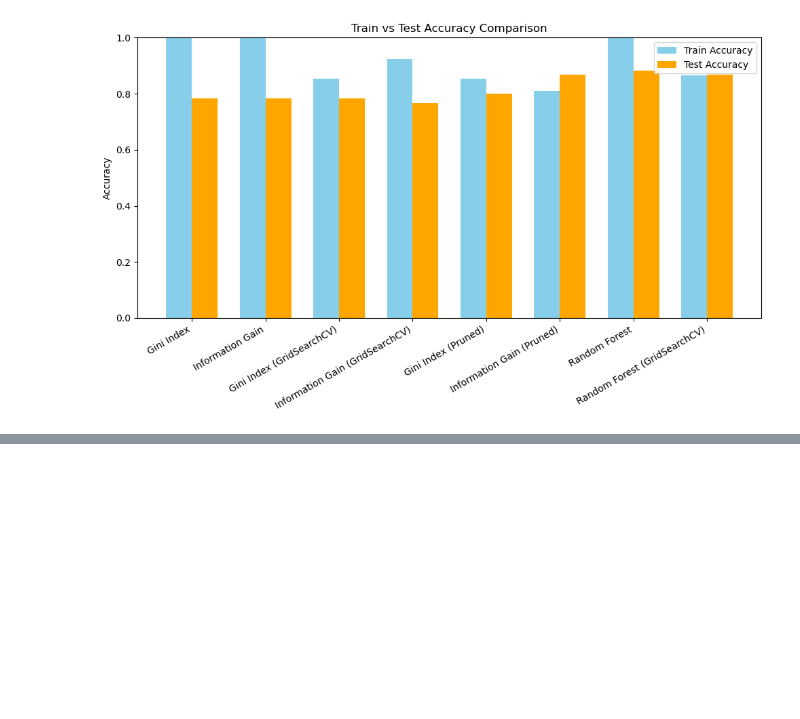
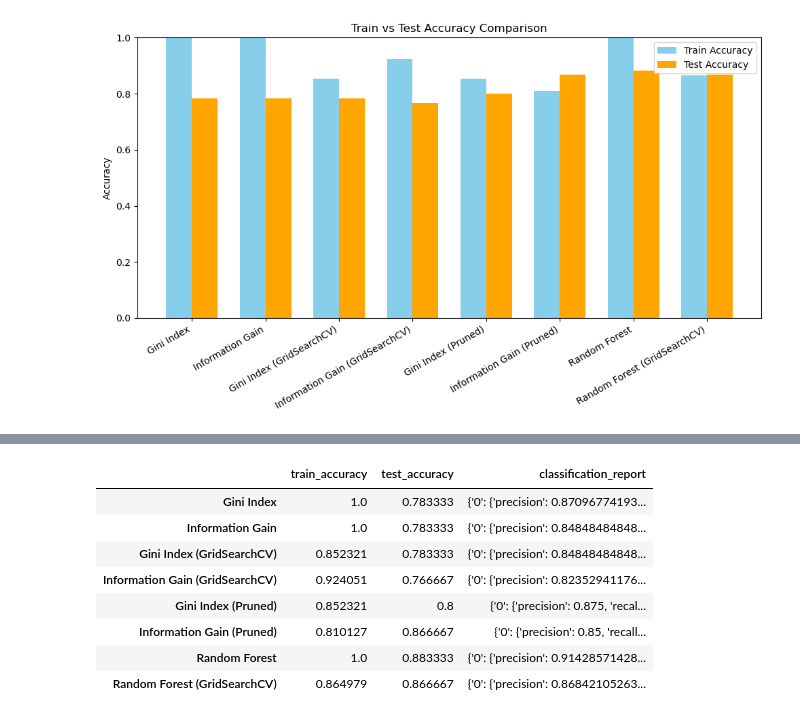
Before and after one commit to virakden/decision-tree-ranfor, a Jupyter notebook: decision-tree.ipynb, the cells around one changed output, grey strips where cells are left out. Saved outputs shown, nothing was run; the diff lists cells and outputs as text; code cells hidden in the pictures; blank space fills up the shorter version.

```diff
--- a/decision-tree.ipynb
+++ b/decision-tree.ipynb
@@ -704,0 +804,13 @@ plot_comparison(model_performance)
+# %%
+model_performance_df = pd.DataFrame(model_performance)
+model_performance_df.T
+# %% [output]
+|  | train_accuracy | test_accuracy | classification_report |
+| Gini Index | 1.0 | 0.783333 | {'0': {'precision': 0.87096774193... |
+| Information Gain | 1.0 | 0.783333 | {'0': {'precision': 0.84848484848... |
+| Gini Index (GridSearchCV) | 0.852321 | 0.783333 | {'0': {'precision': 0.84848484848... |
+| Information Gain (GridSearchCV) | 0.924051 | 0.766667 | {'0': {'precision': 0.82352941176... |
+| Gini Index (Pruned) | 0.852321 | 0.8 | {'0': {'precision': 0.875, 'recal... |
+| Information Gain (Pruned) | 0.810127 | 0.866667 | {'0': {'precision': 0.85, 'recall... |
+| Random Forest | 1.0 | 0.883333 | {'0': {'precision': 0.91428571428... |
+| Random Forest (GridSearchCV) | 0.864979 | 0.866667 | {'0': {'precision': 0.86842105263... |
```
Also changed, not shown: parts of 24 cells of this notebook, 9 other files.
